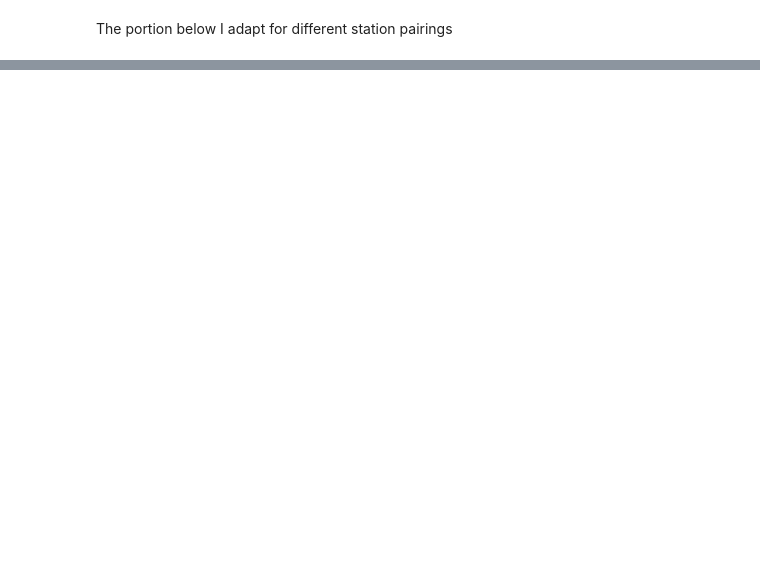
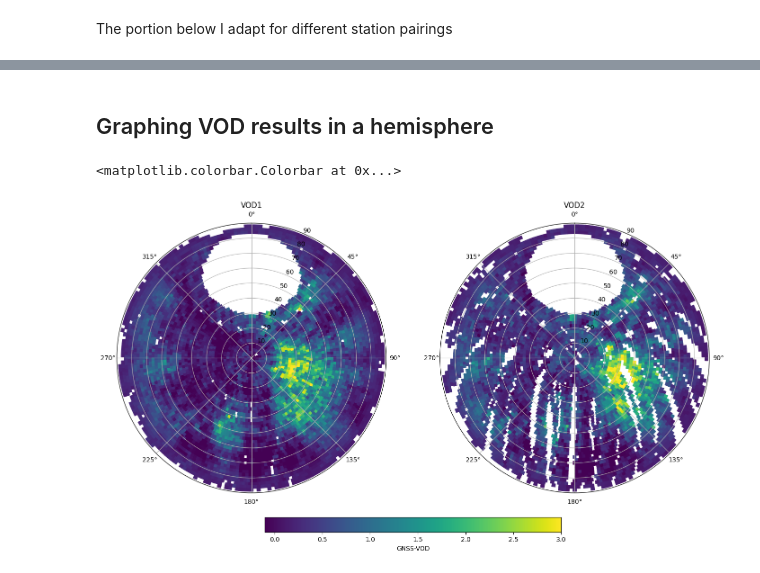
Before and after one commit to ForestEcophys-OSU/Pine-GNSS, a Jupyter notebook: 01_RINEXprocessing_multiplestations.ipynb, the cells around one changed output, grey strips where cells are left out. Cells and saved outputs as stored; diff of their text form; code cells hidden in the pictures; blank space fills up the shorter version.

Commit message:
Continued processing and graphing page updates

```diff
--- a/01_RINEXprocessing_multiplestations.ipynb
+++ b/01_RINEXprocessing_multiplestations.ipynb
@@ -181,11 +333,11 @@ hemi_average
 # %%
 # set which data files should be loaded
-pattern = '/Volumes/coraldelmar/march_collection/MACROCOSM-5.7/*.nc'
+pattern = '/Users/coopercollins/Box/Project_MetoliusGNSS/VOD/Data/GNSS/gnss_gathering/yp_pheno_vod/*.nc'
 # define how to associate stations together. Always put reference station first.
-pairings={'MACROCOSM-5.7':('MACROCOSM-5','MACROCOSM-7')}
+pairings={'YoungPine':('YoungPine-1','YoungPine-2')}
 # define if some observables with similar frequencies should be combined together. In the future, this should be replaced by the selection of frequency bands.
 bands = {'VOD1':['S1','S1X','S1C'],'VOD2':['S2','S2X','S2C']}
 
 vod = gv.calc_vod(pattern,pairings,bands)
-vod = vod['MACROCOSM-5.7']
+vod = vod['YoungPine']
 vod
@@ -216,0 +414,22 @@ vod_anom.to_csv('/Volumes/coraldelmar/march_collection/MACROCOSM-5.7/vod_anom.cs
+# %% [markdown]
+## Graphing VOD results in a hemisphere
+# %%
+fig, ax = plt.subplots(1,2,figsize=(17,14),subplot_kw=dict(projection='polar'))
+
+vod_names = ['VOD1','VOD2']
+for i, iname in enumerate(vod_names):
+    # associate the mean values to the patches, join inner will drop patches with no data, making plotting slightly faster
+    ipatches = pd.concat([patches,vod_avg[f"{iname}_mean"]],join='inner',axis=1)
+    # plotting with colored patches
+    pc = PatchCollection(ipatches.Patches,array=ipatches[f"{iname}_mean"],edgecolor='face', linewidth=1)
+    pc.set_clim([-0.1,3])
+    ax[i].add_collection(pc)
+    ax[i].set_rlim([0,90])
+    ax[i].set_theta_zero_location("N")
+    ax[i].set_theta_direction(-1)
+    ax[i].set_title(iname)
+
+plt.colorbar(pc, ax=ax, location='bottom', shrink=.5, pad=0.05, label='GNSS-VOD')
+# %% [output]
+<matplotlib.colorbar.Colorbar at 0x...>
+[figure, added]
```
Also changed, not shown: parts of 24 cells of this notebook.
